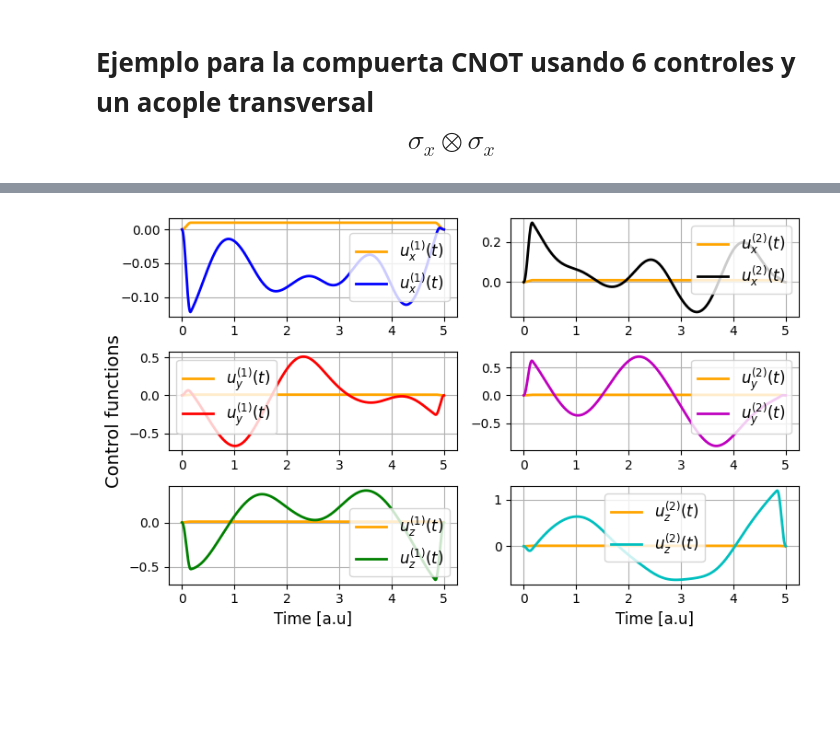
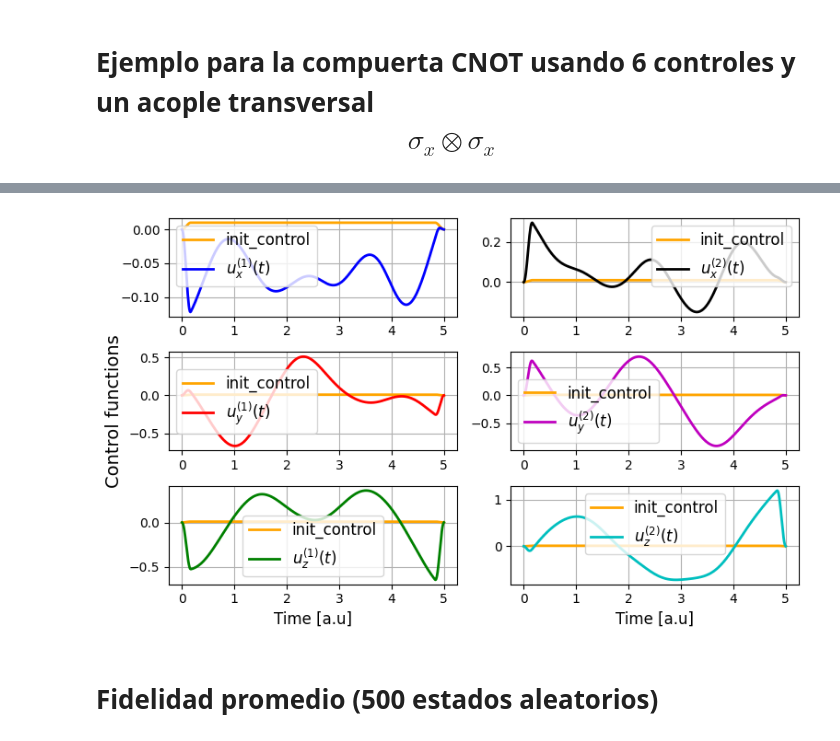
Before and after one commit to LMFM02/PINN_COL_CHL, a Jupyter notebook: Krotov/KROTOV_CNOT.ipynb, the cells around one changed output, grey strips where cells are left out. Saved outputs shown, nothing was run; the diff lists cells and outputs as text; code cells hidden in the pictures; blank space fills up the shorter version.

```diff
--- a/Krotov/KROTOV_CNOT.ipynb
+++ b/Krotov/KROTOV_CNOT.ipynb
@@ -173,42 +177,44 @@ optimized_pulse_z2 = optimized_result.optimized_controls[5]
 
 fig, ax =plt.subplots(3,2, figsize=(8,5))
 
-ax[0,0].plot(times, guess_control_x1(times), 'orange', linestyle='solid', linewidth=2, label=r'$u_{x}^{(1)}(t)$')
+ax[0,0].plot(times, guess_control_x1(times), 'orange', linestyle='solid', linewidth=2, label=f'init_control')
 ax[0,0].plot(times, optimized_pulse_x1, 'b', linestyle='solid', linewidth=2, label=r'$u_{x}^{(1)}(t)$')
 ax[0,0].legend(fontsize=12)
 ax[0,0].grid()
 
-ax[0,1].plot(times, guess_control_x2(times), 'orange', linestyle='solid', linewidth=2, label=r'$u_{x}^{(2)}(t)$')
+ax[0,1].plot(times, guess_control_x2(times), 'orange', linestyle='solid', linewidth=2, label=f'init_control')
 ax[0,1].plot(times, optimized_pulse_x2, 'k', linestyle='solid', linewidth=2, label=r'$u_{x}^{(2)}(t)$')
 ax[0,1].legend(fontsize=12)
 ax[0,1].grid()
 
-ax[1,0].plot(times, guess_control_y1(times), 'orange', linestyle='solid', linewidth=2, label=r'$u_{y}^{(1)}(t)$')
+ax[1,0].plot(times, guess_control_y1(times), 'orange', linestyle='solid', linewidth=2, label=f'init_control')
 ax[1,0].plot(times, optimized_pulse_y1, 'r', linestyle='solid', linewidth=2, label=r'$u_{y}^{(1)}(t)$')
 ax[1,0].legend(fontsize=12)
 ax[1,0].grid()
 
-ax[1,1].plot(times, guess_control_y2(times), 'orange', linestyle='solid', linewidth=2, label=r'$u_{y}^{(2)}(t)$')
+ax[1,1].plot(times, guess_control_y2(times), 'orange', linestyle='solid', linewidth=2, label=f'init_control')
 ax[1,1].plot(times, optimized_pulse_y2, 'm', linestyle='solid', linewidth=2, label=r'$u_{y}^{(2)}(t)$')
 ax[1,1].legend(fontsize=12)
 ax[1,1].grid()
 
-ax[2,0].plot(times, guess_control_z1(times), 'orange', linestyle='solid', linewidth=2, label=r'$u_{z}^{(1)}(t)$')
+ax[2,0].plot(times, guess_control_z1(times), 'orange', linestyle='solid', linewidth=2, label=f'init_control')
 ax[2,0].plot(times, optimized_pulse_z1, 'g', linestyle='solid', linewidth=2, label=r'$u_{z}^{(1)}(t)$')
 ax[2,0].legend(fontsize=12)
 ax[2,0].set_xlabel('Time [a.u]', fontsize=12)
 ax[2,0].grid()
 
-ax[2,1].plot(times, guess_control_z2(times), 'orange', linestyle='solid', linewidth=2, label=r'$u_{z}^{(2)}(t)$')
+ax[2,1].plot(times, guess_control_z2(times), 'orange', linestyle='solid', linewidth=2, label=f'init_control')
 ax[2,1].plot(times, optimized_pulse_z2, 'c', linestyle='solid', linewidth=2, label=r'$u_{z}^{(2)}(t)$')
 ax[2,1].set_xlabel('Time [a.u]', fontsize=12)
 ax[2,1].legend(fontsize=12)
 ax[2,1].grid()
 
 fig.supylabel('Control functions', fontsize=14, x=0.04)
 plt.tight_layout(rect=[0, 0, 1, 0.95])
 
 #plt.savefig("Control_HxH_z.png", dpi=300)
 plt.show()
 # %% [output]
-[figure, old version]
+[figure, new version]
+# %% [markdown]
+# **Fidelidad promedio (500 estados aleatorios)**
```
Also changed, not shown: parts of 10 cells of this notebook, 11 other files.
